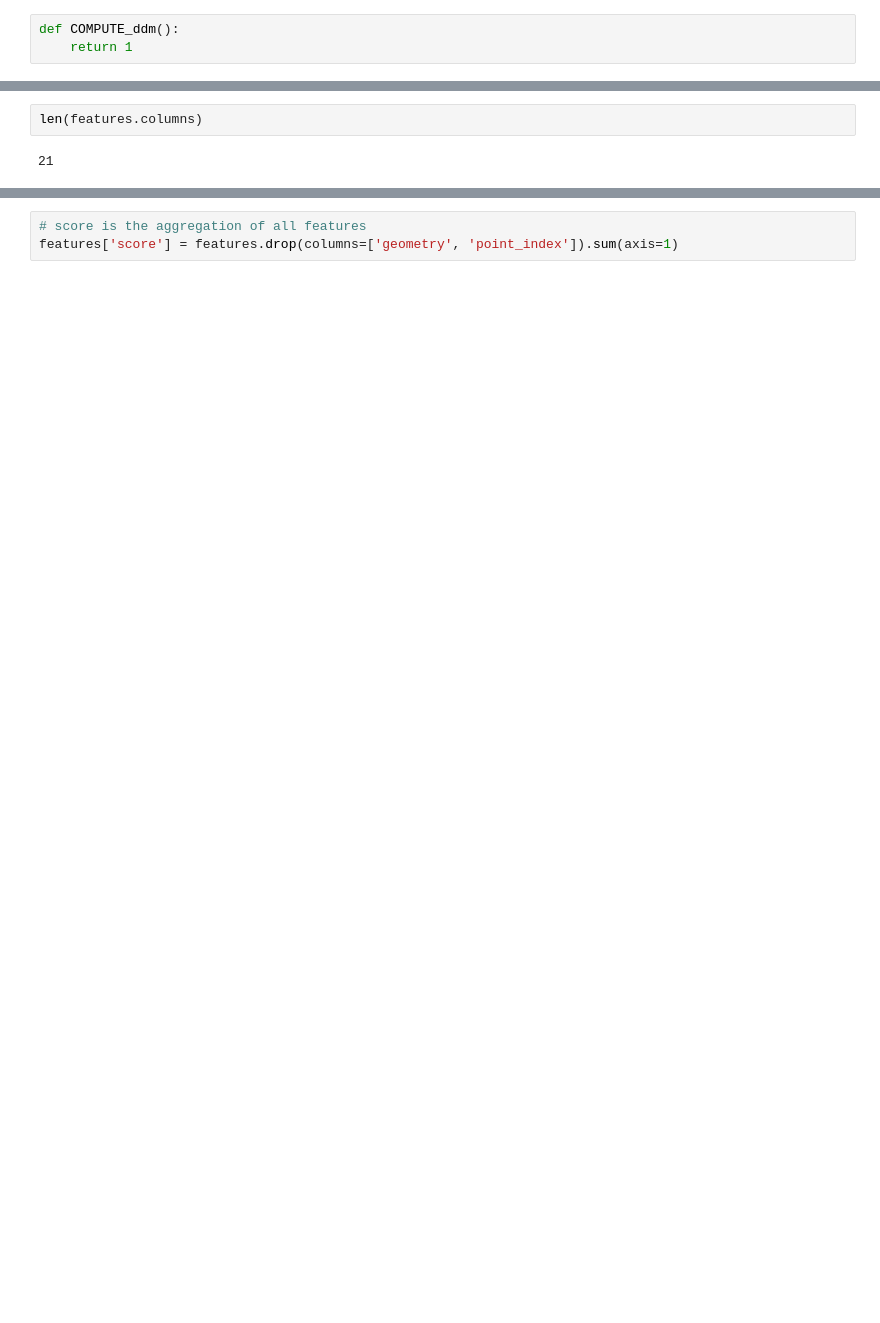
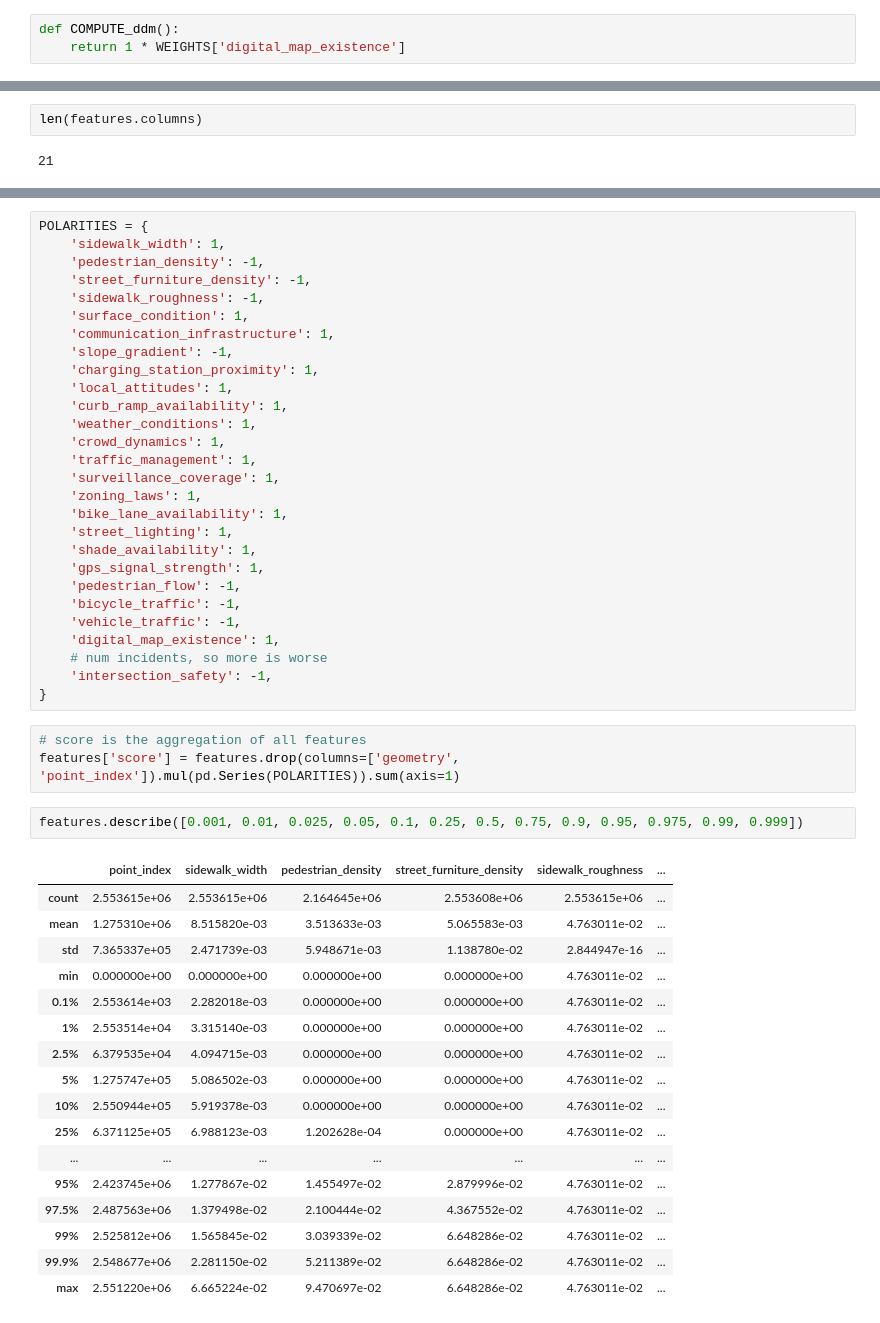
Before and after one commit to FAR-Lab/robotability-nyc, a Jupyter notebook: feature_processing/score.ipynb, the cells around one changed output, grey strips where cells are left out. Drawn from its saved outputs; the diff is of its cells as text; blank space fills up the shorter version.

```diff
--- a/feature_processing/score.ipynb
+++ b/feature_processing/score.ipynb
@@ -477,7 +490,7 @@ features['vehicle_traffic'] = COMPUTE_vehicle_traffic(dataset['vehicle_traffic']
 ### Existence of Detailed Digital Map
 # %%
 def COMPUTE_ddm():
-    return 1
+    return 1 * WEIGHTS['digital_map_existence']
 # %%
 features['digital_map_existence'] = COMPUTE_ddm()
 # %% [markdown]
@@ -535,3 +548,51 @@ print(set(FEATURES.keys()) - set(features.columns))
+# %%
+POLARITIES = {
+    'sidewalk_width': 1,
+    'pedestrian_density': -1,
+    'street_furniture_density': -1,
+    'sidewalk_roughness': -1,
+    'surface_condition': 1,
+    'communication_infrastructure': 1,
+    'slope_gradient': -1,
+    'charging_station_proximity': 1,
+    'local_attitudes': 1,
+    'curb_ramp_availability': 1,
+    'weather_conditions': 1,
+    'crowd_dynamics': 1,
+    'traffic_management': 1,
+    'surveillance_coverage': 1,
+    'zoning_laws': 1,
+    'bike_lane_availability': 1,
+    'street_lighting': 1,
+    'shade_availability': 1,
+    'gps_signal_strength': 1,
+    'pedestrian_flow': -1,
+    'bicycle_traffic': -1,
+    'vehicle_traffic': -1,
+    'digital_map_existence': 1,
+    # num incidents, so more is worse
+    'intersection_safety': -1,
+}
 # %%
 # score is the aggregation of all features
-features['score'] = features.drop(columns=['geometry', 'point_index']).sum(axis=1)
+features['score'] = features.drop(columns=['geometry', 'point_index']).mul(pd.Series(POLARITIES)).sum(axis=1)
+# %%
+features.describe([0.001, 0.01, 0.025, 0.05, 0.1, 0.25, 0.5, 0.75, 0.9, 0.95, 0.975, 0.99, 0.999])
+# %% [output]
+|  | point_index | sidewalk_width | pedestrian_density | street_furniture_density | sidewalk_roughness | ... |
+| count | 2.553615e+06 | 2.553615e+06 | 2.164645e+06 | 2.553608e+06 | 2.553615e+06 | ... |
+| mean | 1.275310e+06 | 8.515820e-03 | 3.513633e-03 | 5.065583e-03 | 4.763011e-02 | ... |
+| std | 7.365337e+05 | 2.471739e-03 | 5.948671e-03 | 1.138780e-02 | 2.844947e-16 | ... |
+| min | 0.000000e+00 | 0.000000e+00 | 0.000000e+00 | 0.000000e+00 | 4.763011e-02 | ... |
+| 0.1% | 2.553614e+03 | 2.282018e-03 | 0.000000e+00 | 0.000000e+00 | 4.763011e-02 | ... |
+| 1% | 2.553514e+04 | 3.315140e-03 | 0.000000e+00 | 0.000000e+00 | 4.763011e-02 | ... |
+| 2.5% | 6.379535e+04 | 4.094715e-03 | 0.000000e+00 | 0.000000e+00 | 4.763011e-02 | ... |
+| 5% | 1.275747e+05 | 5.086502e-03 | 0.000000e+00 | 0.000000e+00 | 4.763011e-02 | ... |
+| 10% | 2.550944e+05 | 5.919378e-03 | 0.000000e+00 | 0.000000e+00 | 4.763011e-02 | ... |
+| 25% | 6.371125e+05 | 6.988123e-03 | 1.202628e-04 | 0.000000e+00 | 4.763011e-02 | ... |
+| ... | ... | ... | ... | ... | ... | ... |
+| 95% | 2.423745e+06 | 1.277867e-02 | 1.455497e-02 | 2.879996e-02 | 4.763011e-02 | ... |
+| 97.5% | 2.487563e+06 | 1.379498e-02 | 2.100444e-02 | 4.367552e-02 | 4.763011e-02 | ... |
+| 99% | 2.525812e+06 | 1.565845e-02 | 3.039339e-02 | 6.648286e-02 | 4.763011e-02 | ... |
+| 99.9% | 2.548677e+06 | 2.281150e-02 | 5.211389e-02 | 6.648286e-02 | 4.763011e-02 | ... |
+| max | 2.551220e+06 | 6.665224e-02 | 9.470697e-02 | 6.648286e-02 | 4.763011e-02 | ... |
```
Also changed, not shown: parts of 14 cells of this notebook.
